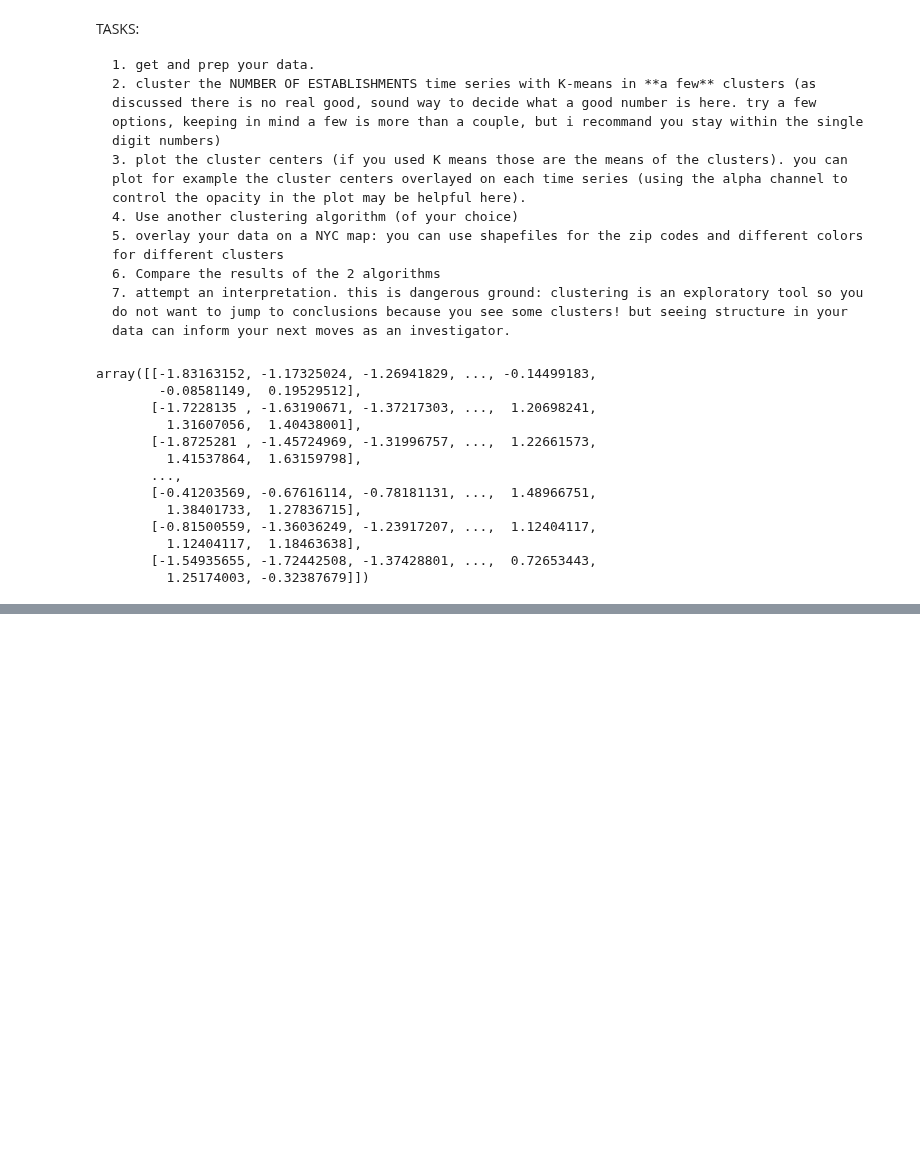
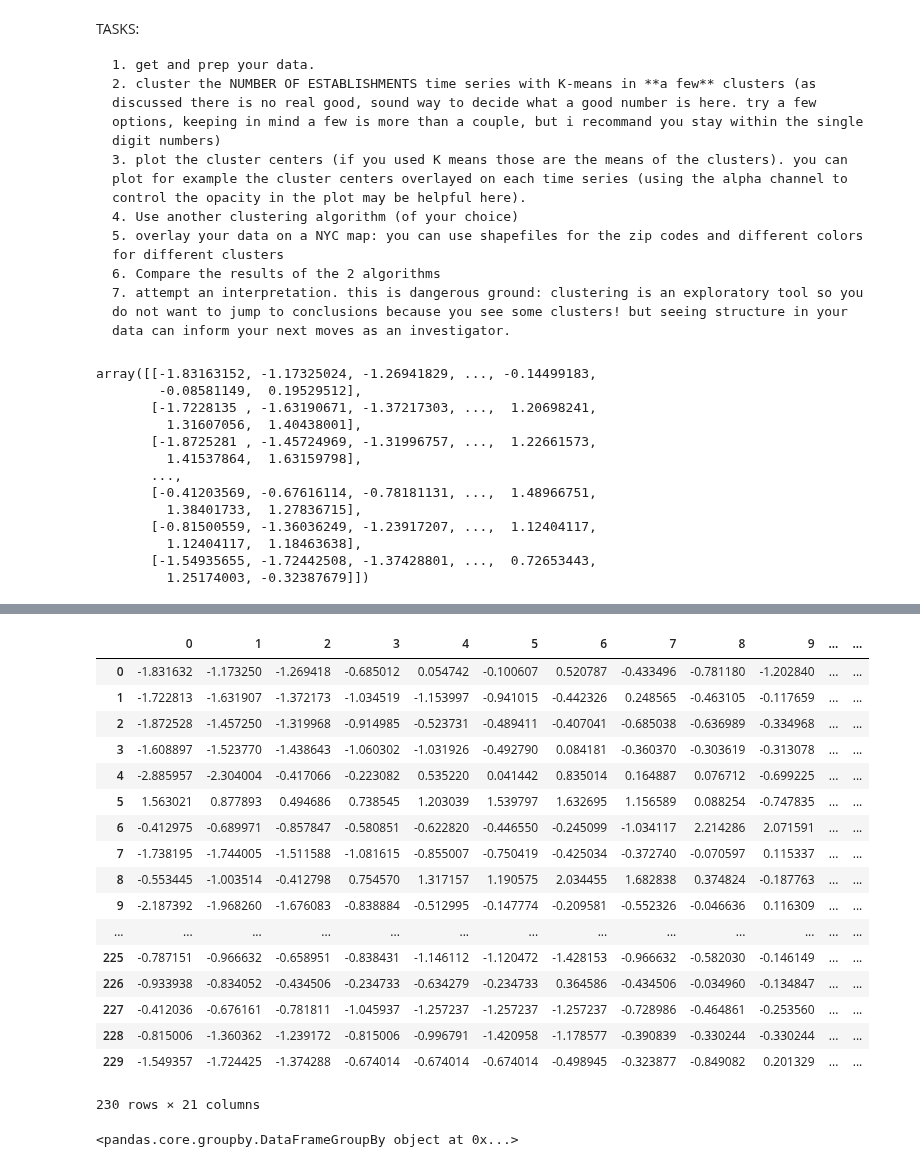
Before and after one commit to jjhall77/PUI2015_jjhall, a Jupyter notebook: HW10/HW10_instructions.ipynb, the cells around one changed output, grey strips where cells are left out. Cells and saved outputs as stored; diff of their text form; code cells hidden in the pictures; blank space fills up the shorter version.

```diff
--- a/HW10/HW10_instructions.ipynb
+++ b/HW10/HW10_instructions.ipynb
@@ -154,0 +182,25 @@ NameError: global name 'width' is not defined
+# %%
+data
+# %% [output]
+|  | 0 | 1 | 2 | 3 | 4 | 5 | 6 | 7 | 8 | 9 | ... | ... |
+| 0 | -1.831632 | -1.173250 | -1.269418 | -0.685012 | 0.054742 | -0.100607 | 0.520787 | -0.433496 | -0.781180 | -1.202840 | ... | ... |
+| 1 | -1.722813 | -1.631907 | -1.372173 | -1.034519 | -1.153997 | -0.941015 | -0.442326 | 0.248565 | -0.463105 | -0.117659 | ... | ... |
+| 2 | -1.872528 | -1.457250 | -1.319968 | -0.914985 | -0.523731 | -0.489411 | -0.407041 | -0.685038 | -0.636989 | -0.334968 | ... | ... |
+| 3 | -1.608897 | -1.523770 | -1.438643 | -1.060302 | -1.031926 | -0.492790 | 0.084181 | -0.360370 | -0.303619 | -0.313078 | ... | ... |
+| 4 | -2.885957 | -2.304004 | -0.417066 | -0.223082 | 0.535220 | 0.041442 | 0.835014 | 0.164887 | 0.076712 | -0.699225 | ... | ... |
+| 5 | 1.563021 | 0.877893 | 0.494686 | 0.738545 | 1.203039 | 1.539797 | 1.632695 | 1.156589 | 0.088254 | -0.747835 | ... | ... |
+| 6 | -0.412975 | -0.689971 | -0.857847 | -0.580851 | -0.622820 | -0.446550 | -0.245099 | -1.034117 | 2.214286 | 2.071591 | ... | ... |
+| 7 | -1.738195 | -1.744005 | -1.511588 | -1.081615 | -0.855007 | -0.750419 | -0.425034 | -0.372740 | -0.070597 | 0.115337 | ... | ... |
+| 8 | -0.553445 | -1.003514 | -0.412798 | 0.754570 | 1.317157 | 1.190575 | 2.034455 | 1.682838 | 0.374824 | -0.187763 | ... | ... |
+| 9 | -2.187392 | -1.968260 | -1.676083 | -0.838884 | -0.512995 | -0.147774 | -0.209581 | -0.552326 | -0.046636 | 0.116309 | ... | ... |
+| ... | ... | ... | ... | ... | ... | ... | ... | ... | ... | ... | ... | ... |
+| 225 | -0.787151 | -0.966632 | -0.658951 | -0.838431 | -1.146112 | -1.120472 | -1.428153 | -0.966632 | -0.582030 | -0.146149 | ... | ... |
+| 226 | -0.933938 | -0.834052 | -0.434506 | -0.234733 | -0.634279 | -0.234733 | 0.364586 | -0.434506 | -0.034960 | -0.134847 | ... | ... |
+| 227 | -0.412036 | -0.676161 | -0.781811 | -1.045937 | -1.257237 | -1.257237 | -1.257237 | -0.728986 | -0.464861 | -0.253560 | ... | ... |
+| 228 | -0.815006 | -1.360362 | -1.239172 | -0.815006 | -0.996791 | -1.420958 | -1.178577 | -0.390839 | -0.330244 | -0.330244 | ... | ... |
+| 229 | -1.549357 | -1.724425 | -1.374288 | -0.674014 | -0.674014 | -0.674014 | -0.498945 | -0.323877 | -0.849082 | 0.201329 | ... | ... |
+230 rows × 21 columns
+# %%
+x
+# %% [output]
+<pandas.core.groupby.DataFrameGroupBy object at 0x...>
```
Also changed, not shown: parts of 7 cells of this notebook.
